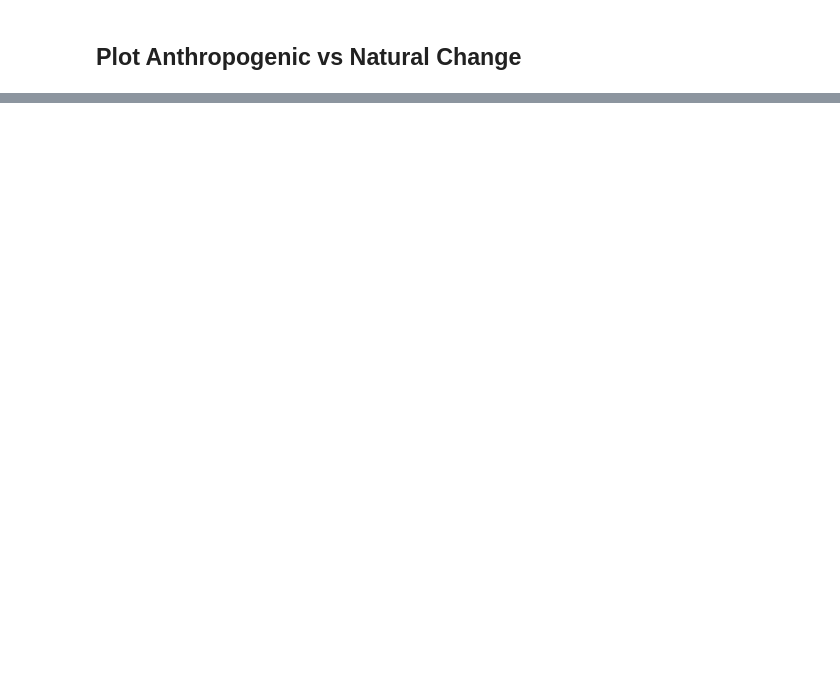
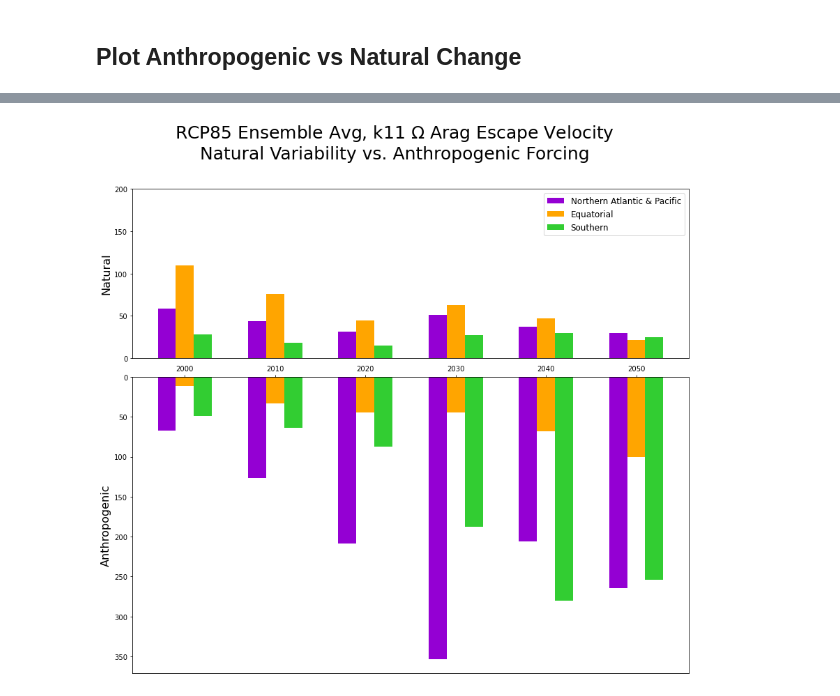
Before and after one commit to chazbethelbrescia/pei2020, a Jupyter notebook: notebooks/Climate_Envelopes/oa_escvel_calc.ipynb, the cells around one changed output, grey strips where cells are left out. Saved outputs shown, nothing was run; the diff lists cells and outputs as text; code cells hidden in the pictures; blank space fills up the shorter version.

```diff
--- a/notebooks/Climate_Envelopes/oa_escvel_calc.ipynb
+++ b/notebooks/Climate_Envelopes/oa_escvel_calc.ipynb
@@ -623,6 +624,8 @@ for i in range(0, vel_data_range-10): # 131 years for 10yr moving avg
             break
 
     del escvel[p:]
+    del ypoints[p:]
+    del xpoints[p:]
 
     # append each year to list of entire simulation
     ens_movingAvg_vel.append(escvel)
@@ -801,0 +844,9 @@ None
+# %%
+# Create discrete color map and legend
+bar_clrs = ['darkviolet','orange','limegreen']
+regions = ['Northern Atlantic & Pacific', 'Equatorial', 'Southern']
+
+legend_regions = []
+for i in range(0, 3):
+    element = Patch(facecolor=bar_clrs[i], label=regions[i])
+    legend_regions.append(element)
@@ -801,0 +870,50 @@ None
+# %%
+# Set context of plots
+sns.set()  # context = {notebook, paper, talk, poster}
+# sns.set_context(context=None)
+# sns.set_style('white')
+sns.reset_orig()  # revert to matplotlib presets
+# %%
+# Create Histograms for escape velocity distribution at each timestep
+fig, axs = plt.subplots(nrows=2,ncols=1,figsize=[12,10],
+                       gridspec_kw={'height_ratios': [4, 7]})
+
+labels = []
+for yr in range(2000,2051,10):
+    labels.append(str(yr))
+
+x = np.arange(len(labels))  # the label locations
+width = 0.2  # the width of the bars
+
+ax = axs[0]
+bars_north_nat = ax.bar(x - width, north_nat, width, color=bar_clrs[0], label=legend_regions[0])
+bars_equ_nat = ax.bar(x, equ_nat, width, color=bar_clrs[1], label=legend_regions[1])
+bars_south_nat = ax.bar(x + width, south_nat, width, color=bar_clrs[2], label=legend_regions[2])
+ax.set_ylabel('Natural',fontsize=16)
+ax.set_yticks(np.arange(0,201,50))
+ax.set(xticks=[])
+ax.legend(handles=legend_regions, loc='upper right',fontsize='large')
+
+ax = axs[1]
+bars_north_anth = ax.bar(x - width, north_anth, width, color=bar_clrs[0], label=legend_regions[0])
+bars_equ_anth = ax.bar(x, equ_anth, width, color=bar_clrs[1], label=legend_regions[1])
+bars_south_anth = ax.bar(x + width, south_anth, width, color=bar_clrs[2], label=legend_regions[2])
+ax.set_ylabel('Anthropogenic',fontsize=16)
+ax.set_yticks(np.arange(0,351,50))
+# flip bars on anthropogenic graph
+ax.invert_yaxis()
+ax.set(xticks=x, xticklabels=labels)
+ax.xaxis.tick_top()
+
+y1 = range(200)
+y2 = range(200)
+# may need x
+
+fig.tight_layout()
+fig.subplots_adjust(hspace=0.08)
+
+fig.suptitle('RCP85 Ensemble Avg, k11 $\Omega$ Arag Escape Velocity\nNatural Variability vs. Anthropogenic Forcing',
+            y=1.11,fontsize=25)
+fig.savefig("./oa_escvel_stats/oa_k11_escvel_regional_var")
+# %% [output]
+[figure, added]
```
Also changed, not shown: parts of 17 cells of this notebook, 2 other files.
